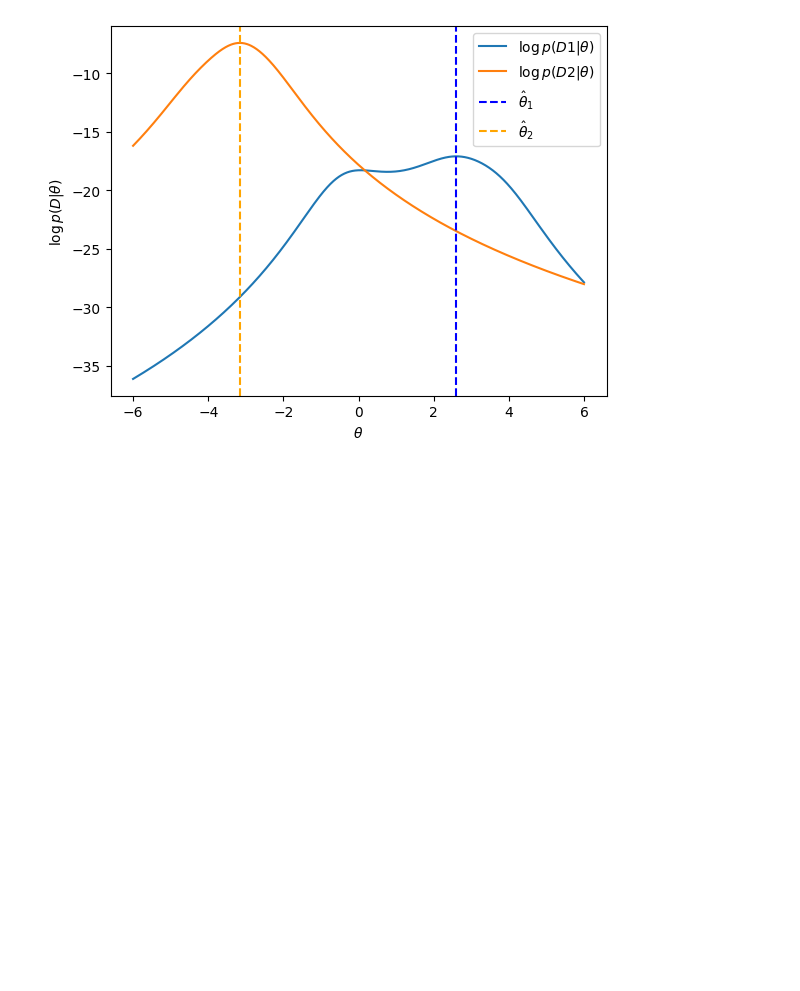
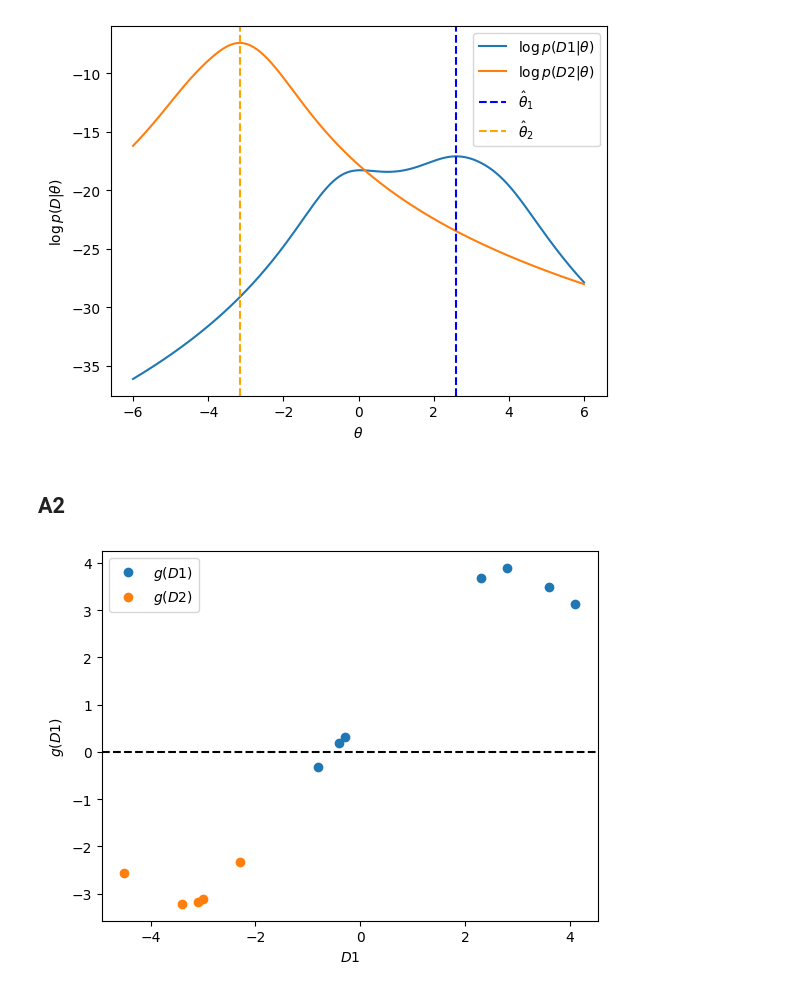
Before and after one commit to NontasBak/PR-Machine-Learning, a Jupyter notebook: Team40-AC.ipynb, the cells around one changed output. Drawn from its saved outputs; the diff is of its cells as text; code cells hidden in the pictures; blank space fills up the shorter version.

```diff
--- a/Team40-AC.ipynb
+++ b/Team40-AC.ipynb
@@ -28,21 +32,42 @@ def pdf (x, theta):
 def log_likelihood (D, theta):
     return np.sum(np.log(pdf(D, theta)))
 
-def theta_MLE (D, theta_values):
+def fit (D, theta_values):
     likelihood_values = np.array([log_likelihood(D, theta) for theta in theta_values])
     return theta_values[np.argmax(likelihood_values)]
 
 theta_values = np.linspace(-6, 6, 1000)
-theta_MLE_D1 = theta_MLE(D1, theta_values)
-theta_MLE_D2 = theta_MLE(D2, theta_values)
+theta_hat_1 = fit(D1, theta_values)
+theta_hat_2 = fit(D2, theta_values)
 
 plt.plot(theta_values, [log_likelihood(D1, theta) for theta in theta_values], label=r'$\log p(D1|\theta)$')
 plt.plot(theta_values, [log_likelihood(D2, theta) for theta in theta_values], label=r'$\log p(D2|\theta)$')
-plt.axvline(theta_MLE_D1, color='blue', linestyle='--', label=r'$\hat{\theta}_1$')
-plt.axvline(theta_MLE_D2, color='orange', linestyle='--', label=r'$\hat{\theta}_2$')
+plt.axvline(theta_hat_1, color='blue', linestyle='--', label=r'$\hat{\theta}_1$')
+plt.axvline(theta_hat_2, color='orange', linestyle='--', label=r'$\hat{\theta}_2$')
 plt.xlabel(r'$\theta$')
 plt.ylabel(r'$\log p(D|\theta)$')
 plt.legend()
 plt.show()
 # %% [output]
 [figure]
+# %% [markdown]
+## Α2
+# %%
+apriori_P1 = len(D1) / (len(D1) + len(D2))
+apriori_P2 = len(D2) / (len(D1) + len(D2))
+
+def predict (D, apriori_P1, apriori_P2, theta1, theta2):
+    return np.log(pdf(D, theta1)) - np.log(pdf(D, theta2)) + np.log(apriori_P1) - np.log(apriori_P2)
+
+g_values_D1 = predict(D1, apriori_P1, apriori_P2, theta_hat_1, theta_hat_2)
+g_values_D2 = predict(D2, apriori_P1, apriori_P2, theta_hat_1, theta_hat_2)
+
+plt.plot(D1, g_values_D1, 'o', label=r'$g(D1)$')
+plt.plot(D2, g_values_D2, 'o', label=r'$g(D2)$')
+plt.axhline(0, color='black', linestyle='--')
+plt.xlabel(r'$D1$')
+plt.ylabel(r'$g(D1)$')
+plt.legend()
+plt.show()
+# %% [output]
+[figure, added]
```
Also changed, not shown: parts of 1 cell of this notebook.
